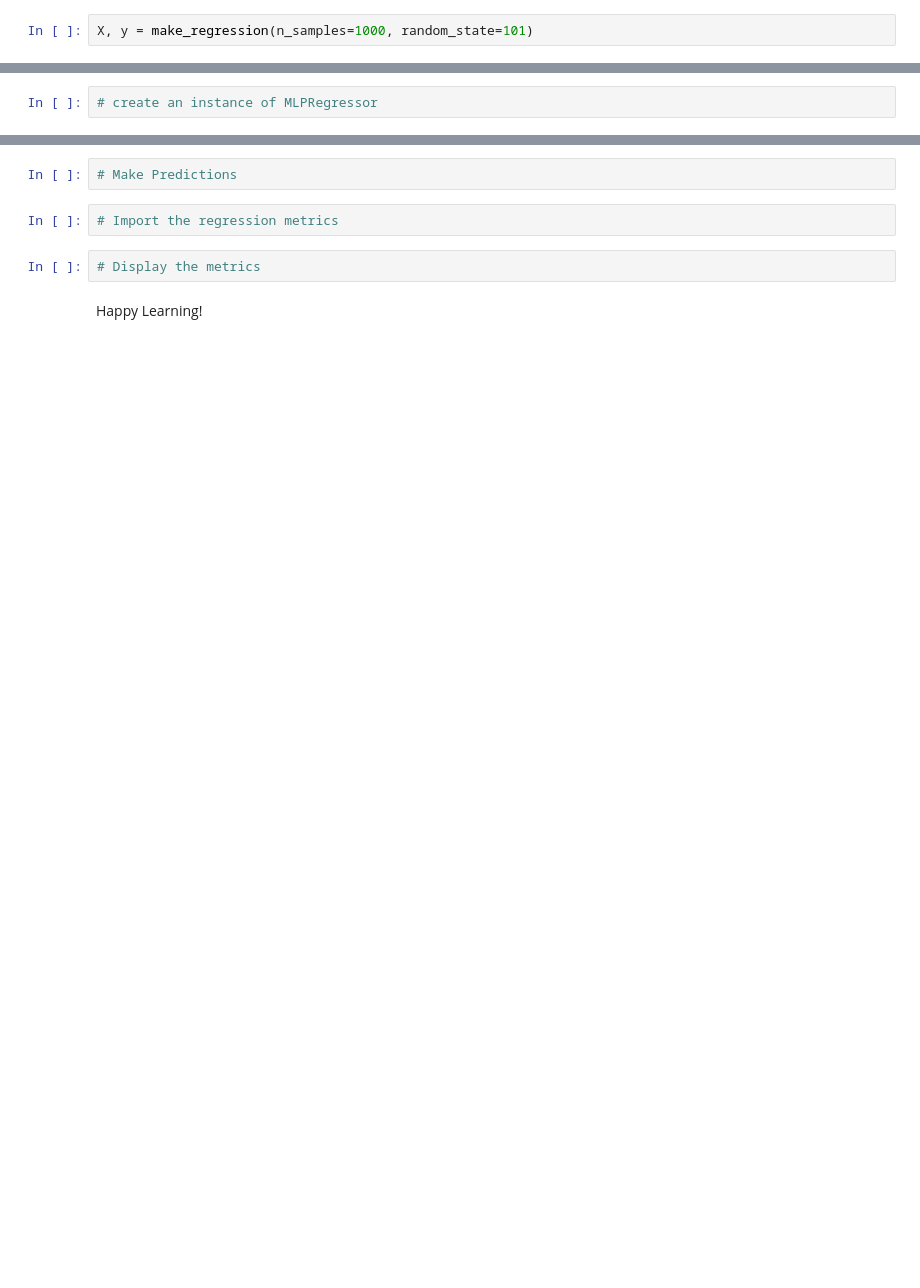
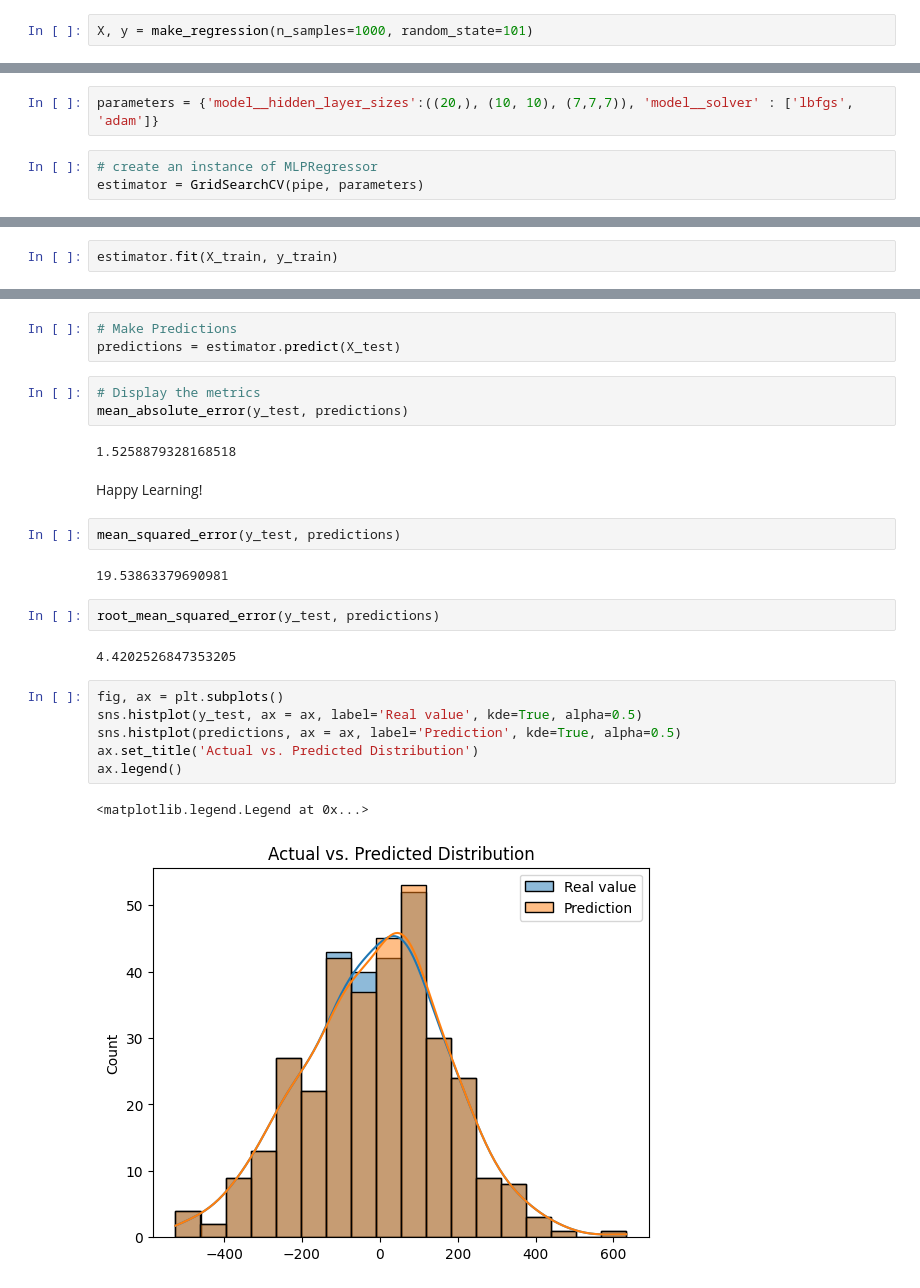
Before and after one commit to jposluszny/Machine-Learning, a Jupyter notebook: Sklearn Neural Nets/Regression/project/exercise.ipynb, the cells around one changed output, grey strips where cells are left out. Drawn from its saved outputs; the diff is of its cells as text; blank space fills up the shorter version.

Commit message:
Sklearn Neural Nets Regression Project has been done

```diff
--- a/Sklearn Neural Nets/Regression/project/exercise.ipynb
+++ b/Sklearn Neural Nets/Regression/project/exercise.ipynb
@@ -13,2 +21,5 @@ X, y = make_regression(n_samples=1000, random_state=101)
+# %%
+parameters = {'model__hidden_layer_sizes':((20,), (10, 10), (7,7,7)), 'model__solver' : ['lbfgs', 'adam']}
 # %%
 # create an instance of MLPRegressor
+estimator = GridSearchCV(pipe, parameters)
@@ -19,0 +26,2 @@ MLPRegressor(hidden_layer_sizes=(25, 25, 25), max_iter=1000, random_state=101,
+# %%
+estimator.fit(X_train, y_train)
@@ -20,8 +65,27 @@ MLPRegressor(hidden_layer_sizes=(25, 25, 25), max_iter=1000, random_state=101,
 # %%
 # Make Predictions
+predictions = estimator.predict(X_test)
 # %%
-# Import the regression metrics
+# Display the metrics
+mean_absolute_error(y_test, predictions)
+# %% [output]
+1.5258879328168518
-# %%
-# Display the metrics
 # %% [markdown]
 Happy Learning!
+# %%
+mean_squared_error(y_test, predictions)
+# %% [output]
+19.53863379690981
+# %%
+root_mean_squared_error(y_test, predictions)
+# %% [output]
+4.4202526847353205
+# %%
+fig, ax = plt.subplots()
+sns.histplot(y_test, ax = ax, label='Real value', kde=True, alpha=0.5)
+sns.histplot(predictions, ax = ax, label='Prediction', kde=True, alpha=0.5)
+ax.set_title('Actual vs. Predicted Distribution')
+ax.legend()
+# %% [output]
+<matplotlib.legend.Legend at 0x...>
+[figure, added]
```
Also changed, not shown: parts of 12 cells of this notebook.
